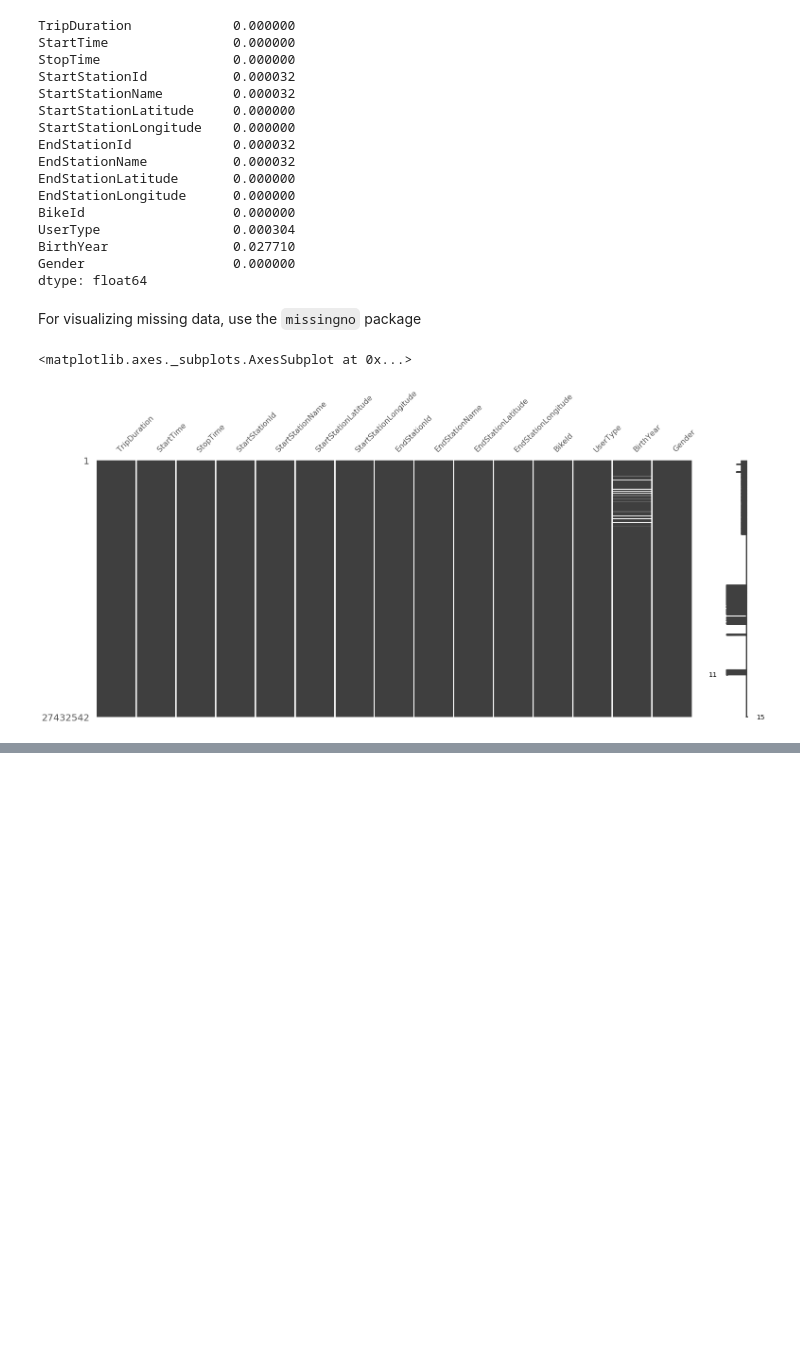
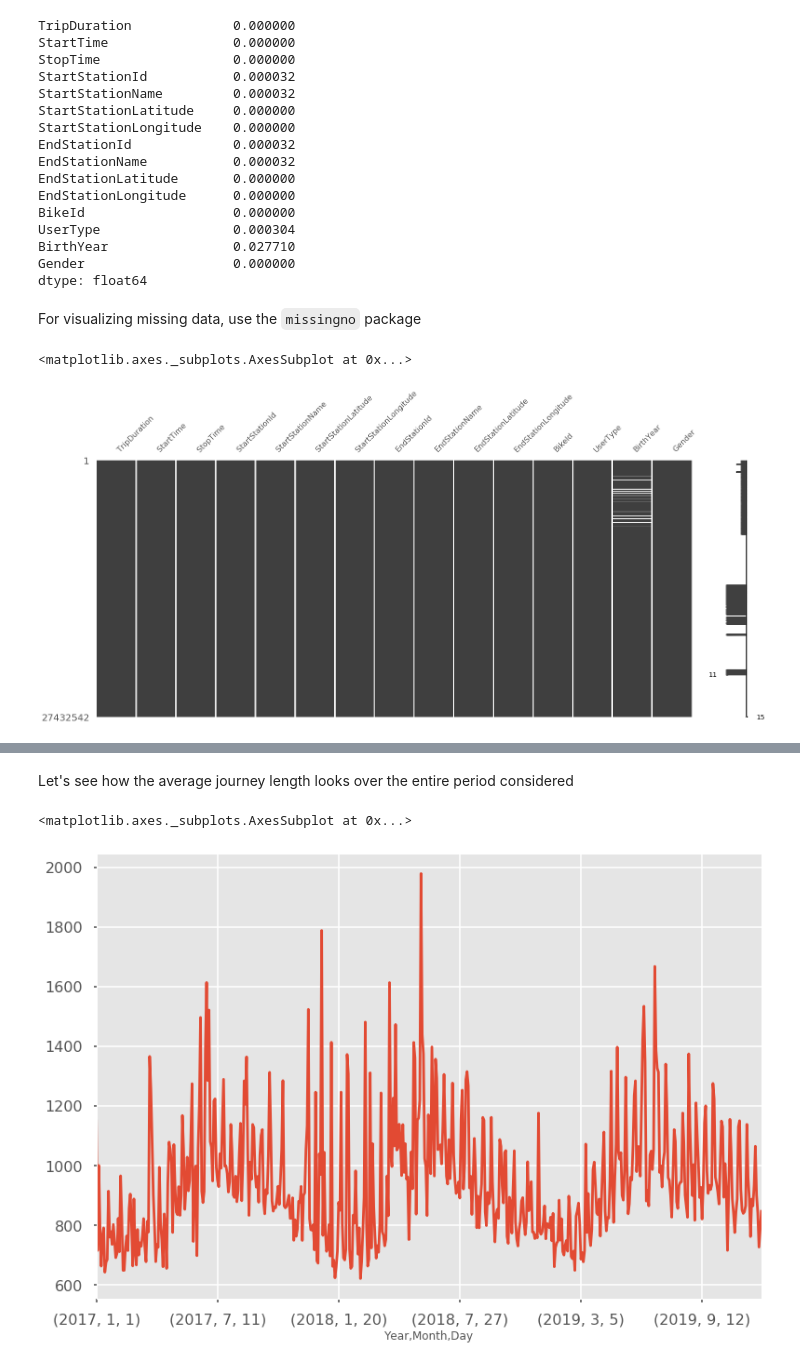
Before and after one commit to BlooAM/BikeCityShare, a Jupyter notebook: CityBikeShare.ipynb, the cells around one changed output, grey strips where cells are left out. Saved outputs shown, nothing was run; the diff lists cells and outputs as text; code cells hidden in the pictures; blank space fills up the shorter version.

```diff
--- a/CityBikeShare.ipynb
+++ b/CityBikeShare.ipynb
@@ -404,0 +398,7 @@ Name: TripDuration, dtype: float64
+# %% [markdown]
+Let's see how the average journey length looks over the entire period considered
+# %%
+data_grouped.mean()['TripDuration'].plot()
+# %% [output]
+<matplotlib.axes._subplots.AxesSubplot at 0x...>
+[figure, added]
```
Also changed, not shown: parts of 16 cells of this notebook.
